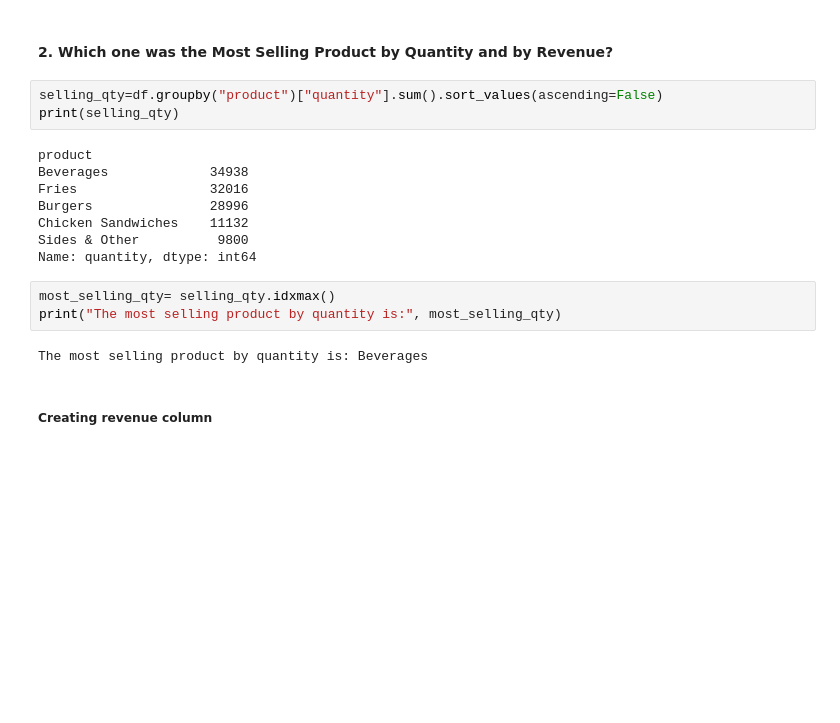
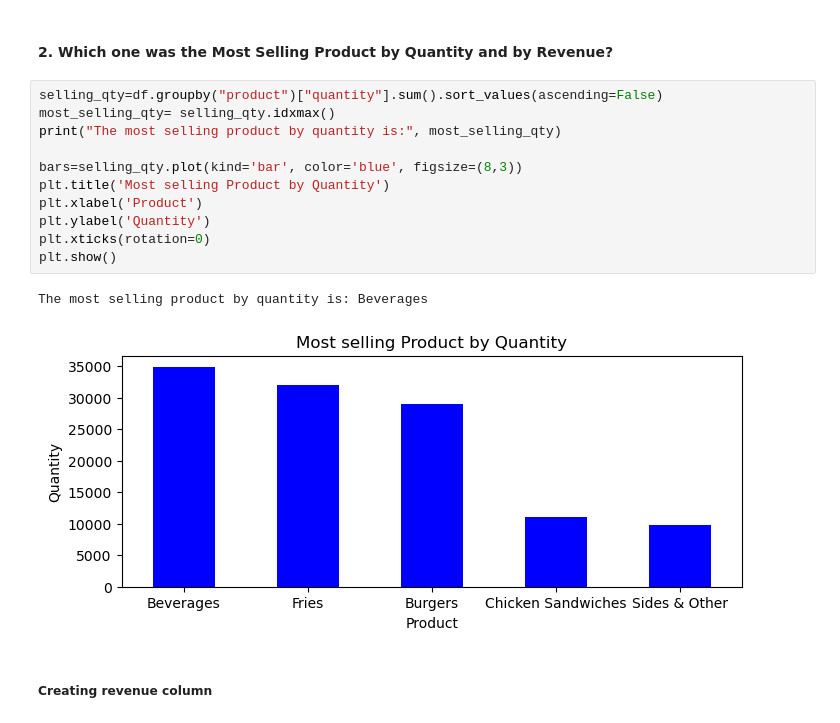
Before and after one commit to ARAFAH-LAWAL102/Sales-Analysis-and-EDA-with-Python, a Jupyter notebook: python sales data .ipynb, the cells around one changed output. Drawn from its saved outputs; the diff is of its cells as text; blank space fills up the shorter version.

```diff
--- a/python sales data .ipynb
+++ b/python sales data .ipynb
@@ -251,20 +326,18 @@ The most preferred payment method is: Credit Card
 #### 2. Which one was the Most Selling Product by Quantity and by Revenue?
 # %%
 selling_qty=df.groupby("product")["quantity"].sum().sort_values(ascending=False)
-print(selling_qty)
+most_selling_qty= selling_qty.idxmax()
+print("The most selling product by quantity is:", most_selling_qty)
+
+bars=selling_qty.plot(kind='bar', color='blue', figsize=(8,3))
+plt.title('Most selling Product by Quantity')
+plt.xlabel('Product')
+plt.ylabel('Quantity')
+plt.xticks(rotation=0)
+plt.show()
 # %% [output]
-product
-Beverages             34938
-Fries                 32016
-Burgers               28996
-Chicken Sandwiches    11132
-Sides & Other          9800
-Name: quantity, dtype: int64
+The most selling product by quantity is: Beverages
+[figure, added]
-# %%
-most_selling_qty= selling_qty.idxmax()
-print("The most selling product by quantity is:", most_selling_qty)
-# %% [output]
-The most selling product by quantity is: Beverages
 # %% [markdown]
 ##### Creating revenue column
 # %%
```
Also changed, not shown: parts of 67 cells of this notebook.
